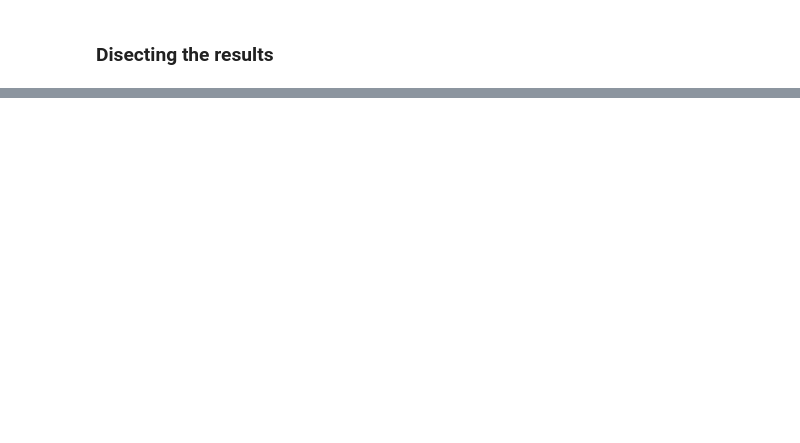
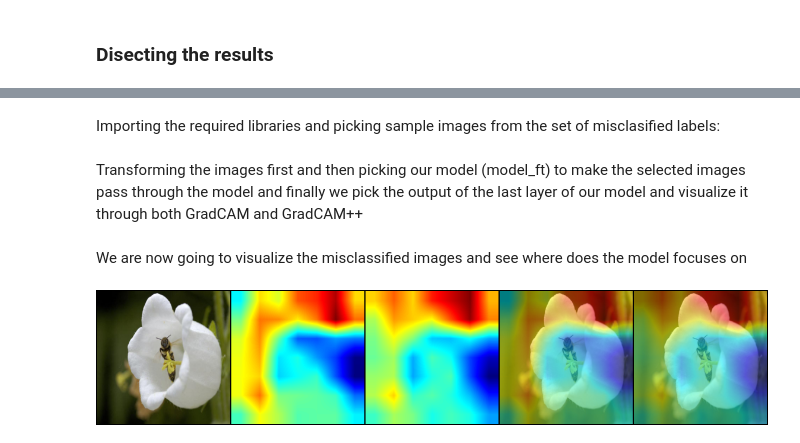
Before and after one commit to AmitSharma1127/fellowship.ai, a Jupyter notebook: Fellowship_ai.ipynb, the cells around one changed output, grey strips where cells are left out. Drawn from its saved outputs; the diff is of its cells as text; code cells hidden in the pictures; blank space fills up the shorter version.

```diff
--- a/Fellowship_ai.ipynb
+++ b/Fellowship_ai.ipynb
@@ -469,0 +500,2 @@ ModuleAttributeError: ignored
+# %% [markdown]
+Importing the required libraries and picking sample images from the set of misclasified labels:
@@ -469,0 +517,49 @@ ModuleAttributeError: ignored
+# %% [markdown]
+Transforming the images first and then picking our model (model_ft) to make the selected images pass through the model and finally we pick the output of the last layer of our model and visualize it through both GradCAM and GradCAM++
+# %%
+#"grid_image" would contain all the grid GradCAM image outputs
+grid_image = []
+
+for i in pil_img:
+
+  #Transforming images to be compatible with the input
+  torch_img = transforms.Compose([
+      transforms.Resize((224, 224)),
+      transforms.ToTensor()
+  ])(i).to(device)
+  normed_torch_img = transforms.Normalize([0.485, 0.456, 0.406], [0.229, 0.224, 0.225])(torch_img)[None]
+
+  normed_torch_img
+
+
+  #GradCAM can take and visualize any layer in the neural net
+  #However, the last layer is generally visualized for inspection
+  #Hence we are going to use layer4, i.e. the last layer of our model
+  configs = [
+      dict(model_type='resnet', arch=model_ft, layer_name='layer4'),
+  ]
+
+  #We're going to visualize with both GrandCAM as well as GradCAM++
+  cams = [
+      [cls.from_config(**config) for cls in (GradCAM, GradCAMpp)]
+      for config in configs
+  ]
+
+  #The actual visualizations
+  images = []
+  for gradcam, gradcam_pp in cams:
+      mask, _ = gradcam(normed_torch_img)
+      heatmap, result = visualize_cam(mask, torch_img)
+
+      mask_pp, _ = gradcam_pp(normed_torch_img)
+      heatmap_pp, result_pp = visualize_cam(mask_pp, torch_img)
+
+      images.extend([torch_img.cpu(), heatmap, heatmap_pp, result, result_pp])
+
+  grid_image.append(torchvision.utils.make_grid(images, nrow=5))
+# %% [markdown]
+We are now going to visualize the misclassified images and see where does the model focuses on
+# %%
+transforms.ToPILImage()(grid_image[0])
+# %% [output]
+[figure, added]
```
Also changed, not shown: parts of 62 cells of this notebook.
